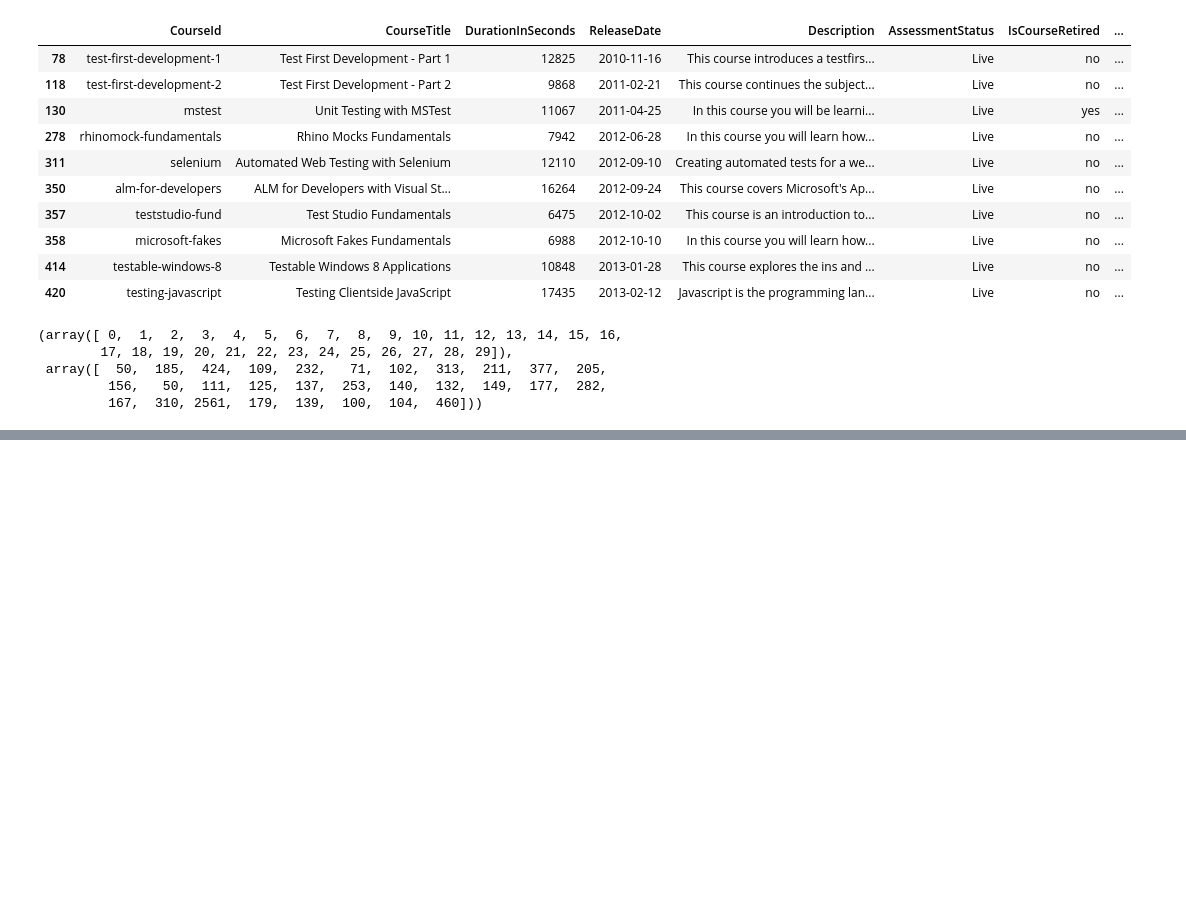
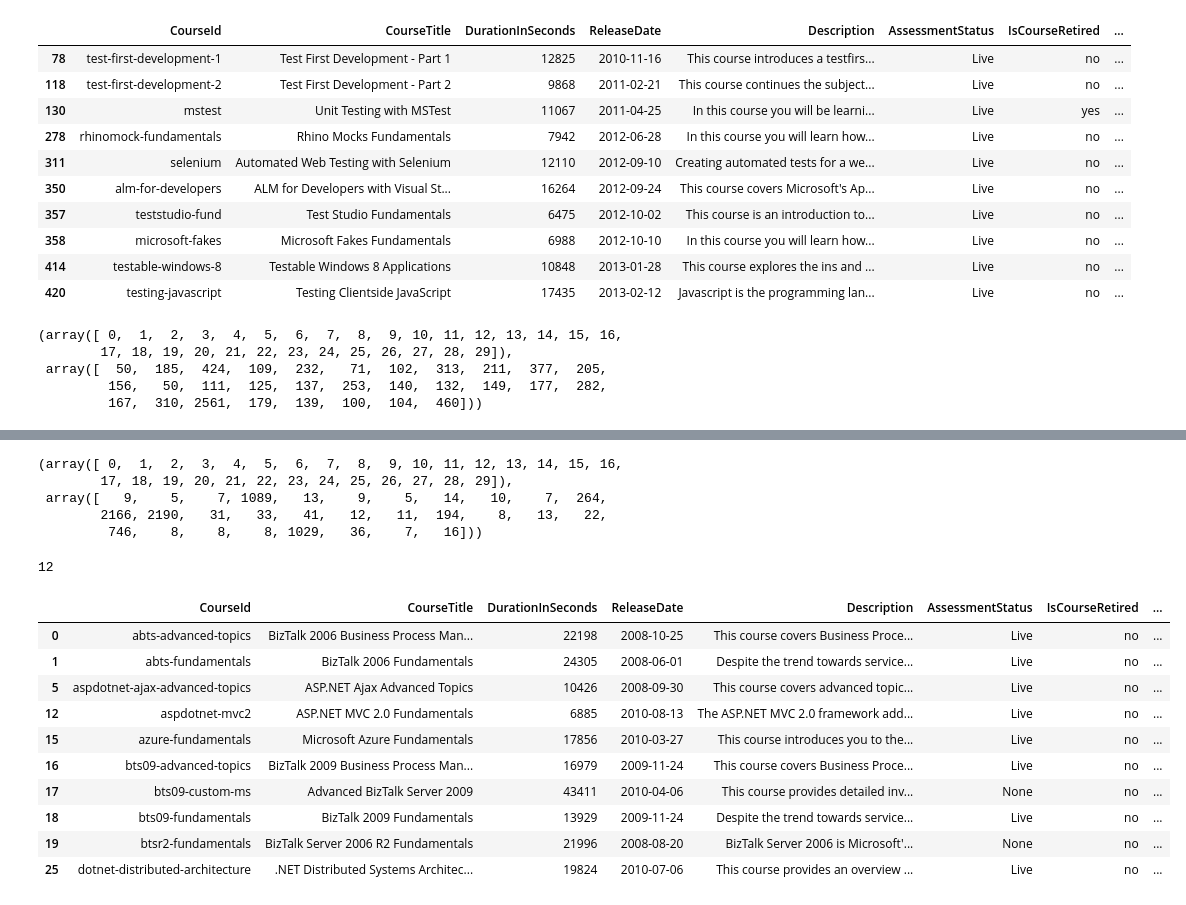
Before and after one commit to alextanhongpin/recommender-learn, a Jupyter notebook: 01_clustering_based_recommender.ipynb, the cells around one changed output, grey strips where cells are left out. Drawn from its saved outputs; the diff is of its cells as text; code cells hidden in the pictures; blank space fills up the shorter version.

```diff
--- a/01_clustering_based_recommender.ipynb
+++ b/01_clustering_based_recommender.ipynb
@@ -208,0 +281,23 @@ np.unique(course_df["ClusterPrediction"], return_counts=True)
+# %%
+np.unique(course_df["ClusterPrediction"], return_counts=True)
+# %% [output]
+(array([ 0,  1,  2,  3,  4,  5,  6,  7,  8,  9, 10, 11, 12, 13, 14, 15, 16,
+        17, 18, 19, 20, 21, 22, 23, 24, 25, 26, 27, 28, 29]),
+ array([   9,    5,    7, 1089,   13,    9,    5,   14,   10,    7,  264,
+        2166, 2190,   31,   33,   41,   12,   11,  194,    8,   13,   22,
+         746,    8,    8,    8, 1029,   36,    7,   16]))
+# %%
+recommend_util("machine learning")
+# %% [output]
+12
+|  | CourseId | CourseTitle | DurationInSeconds | ReleaseDate | Description | AssessmentStatus | IsCourseRetired | ... |
+| 0 | abts-advanced-topics | BizTalk 2006 Business Process Man... | 22198 | 2008-10-25 | This course covers Business Proce... | Live | no | ... |
+| 1 | abts-fundamentals | BizTalk 2006 Fundamentals | 24305 | 2008-06-01 | Despite the trend towards service... | Live | no | ... |
+| 5 | aspdotnet-ajax-advanced-topics | ASP.NET Ajax Advanced Topics | 10426 | 2008-09-30 | This course covers advanced topic... | Live | no | ... |
+| 12 | aspdotnet-mvc2 | ASP.NET MVC 2.0 Fundamentals | 6885 | 2010-08-13 | The ASP.NET MVC 2.0 framework add... | Live | no | ... |
+| 15 | azure-fundamentals | Microsoft Azure Fundamentals | 17856 | 2010-03-27 | This course introduces you to the... | Live | no | ... |
+| 16 | bts09-advanced-topics | BizTalk 2009 Business Process Man... | 16979 | 2009-11-24 | This course covers Business Proce... | Live | no | ... |
+| 17 | bts09-custom-ms | Advanced BizTalk Server 2009 | 43411 | 2010-04-06 | This course provides detailed inv... | None | no | ... |
+| 18 | bts09-fundamentals | BizTalk 2009 Fundamentals | 13929 | 2009-11-24 | Despite the trend towards service... | Live | no | ... |
+| 19 | btsr2-fundamentals | BizTalk Server 2006 R2 Fundamentals | 21996 | 2008-08-20 | BizTalk Server 2006 is Microsoft'... | None | no | ... |
+| 25 | dotnet-distributed-architecture | .NET Distributed Systems Architec... | 19824 | 2010-07-06 | This course provides an overview ... | Live | no | ... |
```
Also changed, not shown: parts of 10 cells of this notebook, 1 other file.
